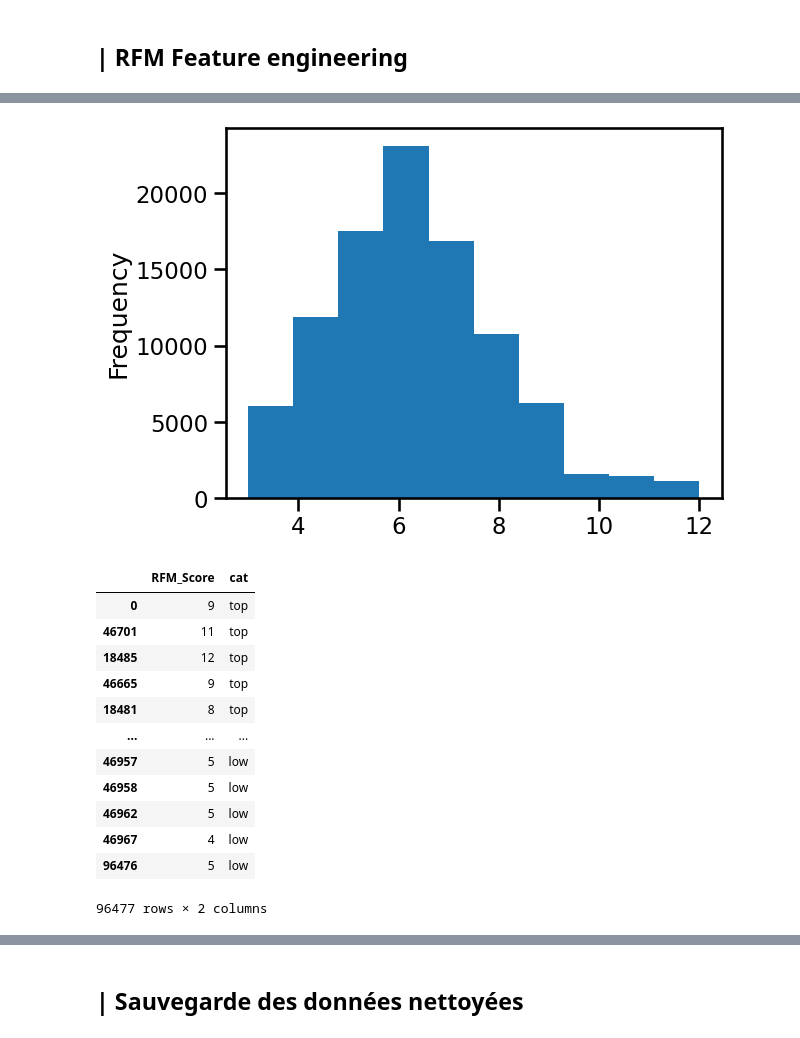
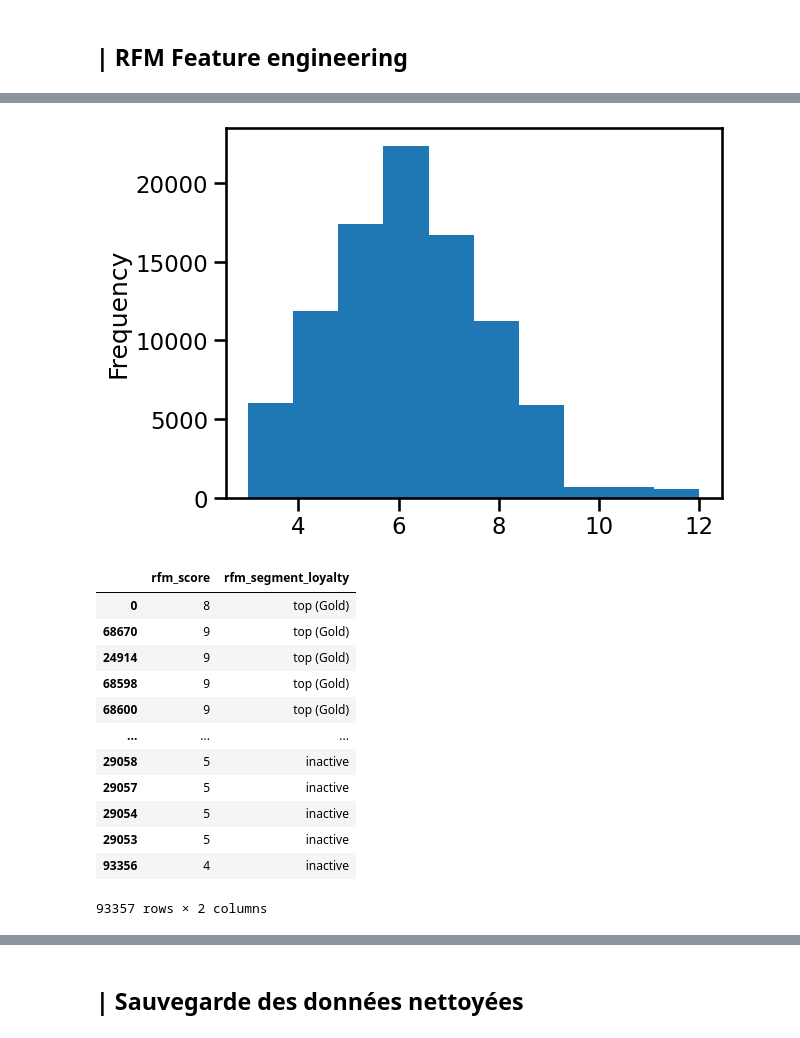
Before and after one commit to amadousysada/ecommerce-customer-segmentation, a Jupyter notebook: main.ipynb, the cells around one changed output, grey strips where cells are left out. Saved outputs shown, nothing was run; the diff lists cells and outputs as text; code cells hidden in the pictures.

```diff
--- a/main.ipynb
+++ b/main.ipynb
@@ -423,8 +423,8 @@ dtype: int64
 # %%
 # Dictionnaire pour mapper les valeurs numériques des jours aux vrais noms en français
 jours_fr = {
-    0: "Dimanche", 1: "Lundi", 2: "Mardi", 3: "Mercredi",
-    4: "Jeudi", 5: "Vendredi", 6: "Samedi"
+    0: "Lundi", 1: "Mardi", 2: "Mercredi",
+    3: "Jeudi", 4: "Vendredi", 5: "Samedi", 6: "Dimanche",
 }
 data["delivery_day"] = data["order_delivered_customer_date"].dt.dayofweek.map(jours_fr)
 
@@ -492,4 +482,5 @@ RFMScores = data.groupby('customer_unique_id').agg(
 # %%
+%%time
 rfm_df = data.copy()
 
 # Recency
@@ -531,6 +522,9 @@ def rfm_score(x, p, d, invert=False):
         else:
             return 4
 
+def last_purch_day_of_week(data):
+  return data.max().dayofweek
+
 quantiles = rfm_df[['Recency', 'Frequency', 'MonetaryValue']].quantile(q=[0.25, 0.5, 0.75])
 rfm_df['R'] = rfm_df['Recency'].apply(rfm_score, args=('Recency', quantiles, True))
 rfm_df['F'] = rfm_df['Frequency'].apply(rfm_score, args=('Frequency', quantiles))
@@ -544,11 +538,32 @@ rfm_df = rfm_df.groupby('customer_unique_id').agg(
     frequency=('Frequency', 'max'),
     monetary=('MonetaryValue', 'sum'),
     rfm_score=('RFM_Score', 'max'),
+    rfm_segment=('RFM_Segment', 'max'),
     satisfaction=('mean_score_review', 'mean'),
     nbre_items=('nbre_items', 'mean'),
     distinct_products=('distinct_products', 'mean'),
     last_purch=('order_purchase_timestamp', 'max'),
+    last_purch_day_of_week=('order_purchase_timestamp', last_purch_day_of_week),
+    customer_zip_code_prefix=('customer_zip_code_prefix', 'first')
+).reset_index()
+
+geoloc_data = orders = pd.read_sql(
+    """
+    SELECT
+      geolocation_zip_code_prefix as customer_zip_code_prefix,
+      AVG(geolocation_lat) as lat,
+      AVG(geolocation_lng) as lng,
+      geolocation_city as customer_city,
+      geolocation_state as customer_state
+    FROM geoloc
+    GROUP BY geolocation_zip_code_prefix
+    """,
+    conn
 )
+#print("difference")
+#print(set(rfm_df.customer_zip_code_prefix.to_list()).difference(set(geoloc_data.customer_zip_code_prefix)))
+rfm_df_ = rfm_df.merge(geoloc_data, on="customer_zip_code_prefix")
+
 
 display(rfm_df)
 # %% [output]
@@ -569,22 +585,22 @@ display(rfm_df)
 # %%
-rfm_df.RFM_Score.plot.hist()
+rfm_df.rfm_score.plot.hist()
 plt.show()
 # %% [output]
-[figure, old version]
+[figure, new version]
 # %%
-rfm_df['cat'] = pd.qcut(rfm_df.RFM_Score, duplicates='drop', q=4, labels=['low', 'average', 'good', 'top'])
-display(rfm_df[['RFM_Score','cat']].sort_values(by='cat', ascending=False))
+rfm_df['rfm_segment_loyalty'] = pd.qcut(rfm_df.rfm_score, duplicates='drop', q=4, labels=['inactive', 'risk (bronze)', 'good (silver)', 'top (Gold)'])
+display(rfm_df[['rfm_score','rfm_segment_loyalty']].sort_values(by='rfm_segment_loyalty', ascending=False))
 # %% [output]
-|  | RFM_Score | cat |
-| 0 | 9 | top |
-| 46701 | 11 | top |
-| 18485 | 12 | top |
-| 46665 | 9 | top |
-| 18481 | 8 | top |
+|  | rfm_score | rfm_segment_loyalty |
+| 0 | 8 | top (Gold) |
+| 68670 | 9 | top (Gold) |
+| 24914 | 9 | top (Gold) |
+| 68598 | 9 | top (Gold) |
+| 68600 | 9 | top (Gold) |
 | ... | ... | ... |
-| 46957 | 5 | low |
-| 46958 | 5 | low |
-| 46962 | 5 | low |
-| 46967 | 4 | low |
-| 96476 | 5 | low |
+| 29058 | 5 | inactive |
+| 29057 | 5 | inactive |
+| 29054 | 5 | inactive |
+| 29053 | 5 | inactive |
+| 93356 | 4 | inactive |
-96477 rows × 2 columns
+93357 rows × 2 columns
```
Also changed, not shown: parts of 5 cells of this notebook.
